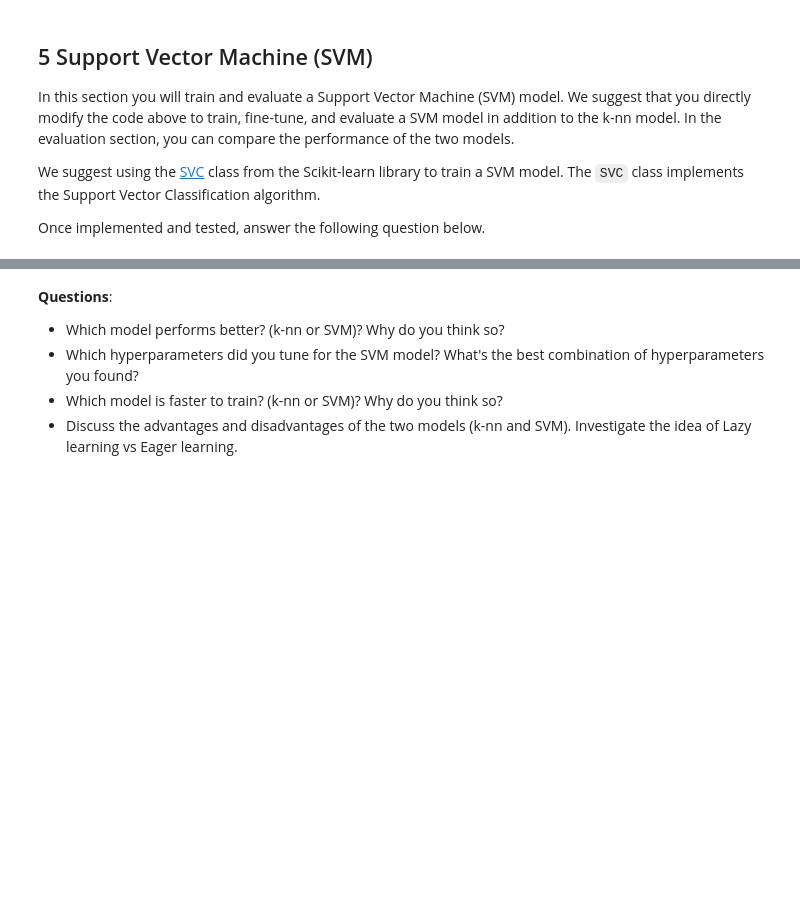
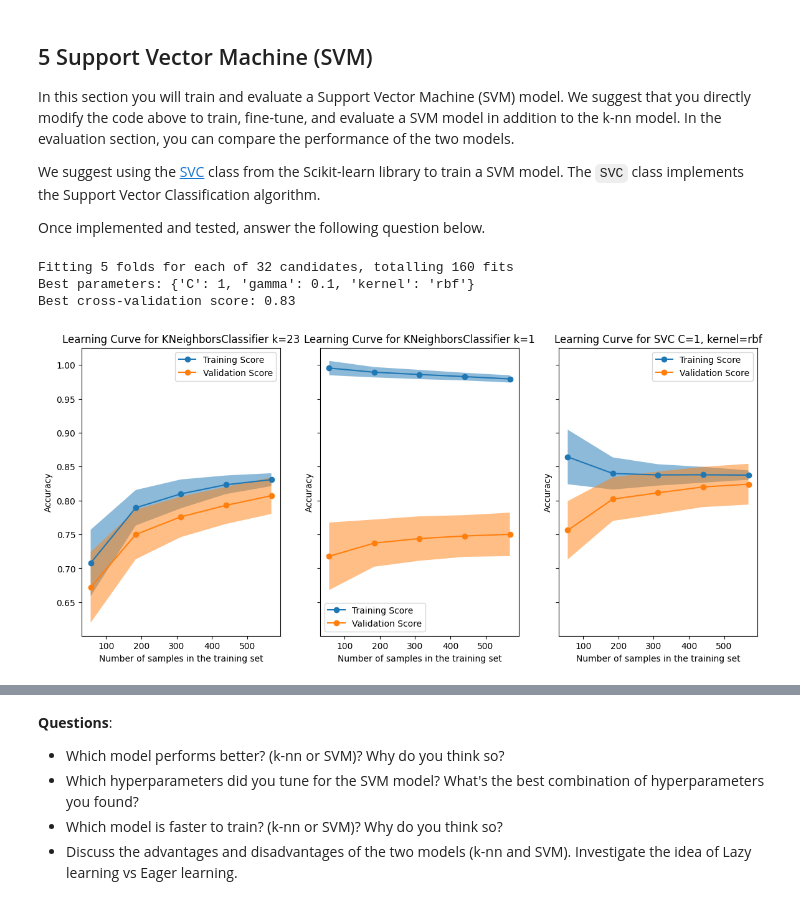
Before and after one commit to isc-hei-classrooms/301-Week2-Workflow_SVM, a Jupyter notebook: Data Pipeline (solution).ipynb, the cells around one changed output, grey strips where cells are left out. Cells and saved outputs as stored; diff of their text form; code cells hidden in the pictures; blank space fills up the shorter version.

```diff
--- a/Data Pipeline (solution).ipynb
+++ b/Data Pipeline (solution).ipynb
@@ -1415,3 +1429,40 @@ In this section you will train and evaluate a Support Vector Machine (SVM) model
 We suggest using the [SVC](https://scikit-learn.org/stable/modules/generated/sklearn.svm.SVC.html) class from the Scikit-learn library to train a SVM model. The `SVC` class implements the Support Vector Classification algorithm.
 
 Once implemented and tested, answer the following question below.
+# %%
+# We repeat the training and fine tuning of the model with a SVC (Support Vector Classifier)
+from sklearn.svm import SVC
+
+# we define the parameters that we want to test
+param_grid = {'C': [0.1, 1, 10, 100], 'gamma': [1, 0.1, 0.01, 0.001], 'kernel': ['rbf', 'linear']} # we test different values of C and gamma
+
+# we create a GridSearchCV object and fit it to the data (we use 5-fold cross-validation, and we use accuracy as the scoring metric)
+grid_search_svc = GridSearchCV(SVC(), param_grid, cv=5, scoring="accuracy", return_train_score=True, verbose=1)
+best_svc = grid_search_svc.fit(X_tr, y_tr) # we fit the model to the whole training set
+
+# we print the best parameters and the best score
+print("Best parameters: {}".format(grid_search_svc.best_params_))
+print("Best cross-validation score: {:.2f}".format(grid_search_svc.best_score_))
+# %% [output]
+Fitting 5 folds for each of 32 candidates, totalling 160 fits
+Best parameters: {'C': 1, 'gamma': 0.1, 'kernel': 'rbf'}
+Best cross-validation score: 0.83
+# %%
+fig, ax = plt.subplots(nrows=1, ncols=3, figsize=(14, 6), sharey=True)
+
+for ax_idx, estimator in enumerate([best_knn.best_estimator_, knn_1_neighbor, best_svc.best_estimator_]):
+    LearningCurveDisplay.from_estimator(estimator, **common_params, ax=ax[ax_idx])
+    handles, label = ax[ax_idx].get_legend_handles_labels()
+    ax[ax_idx].legend(handles[:2], ["Training Score", "Validation Score"])
+    # Try to get n_neighbors, otherwise show C for SVC, else just the class name
+    if hasattr(estimator, "n_neighbors"):
+        param_str = f"k={estimator.n_neighbors}"
+    elif hasattr(estimator, "C"):
+        param_str = f"C={estimator.C}, kernel={estimator.kernel}"
+    else:
+        param_str = ""
+    ax[ax_idx].set_title(f"Learning Curve for {estimator.__class__.__name__} {param_str}")
+
+plt.show()
+# %% [output]
+[figure, added]
```
Also changed, not shown: parts of 4 cells of this notebook, 2 other files.
